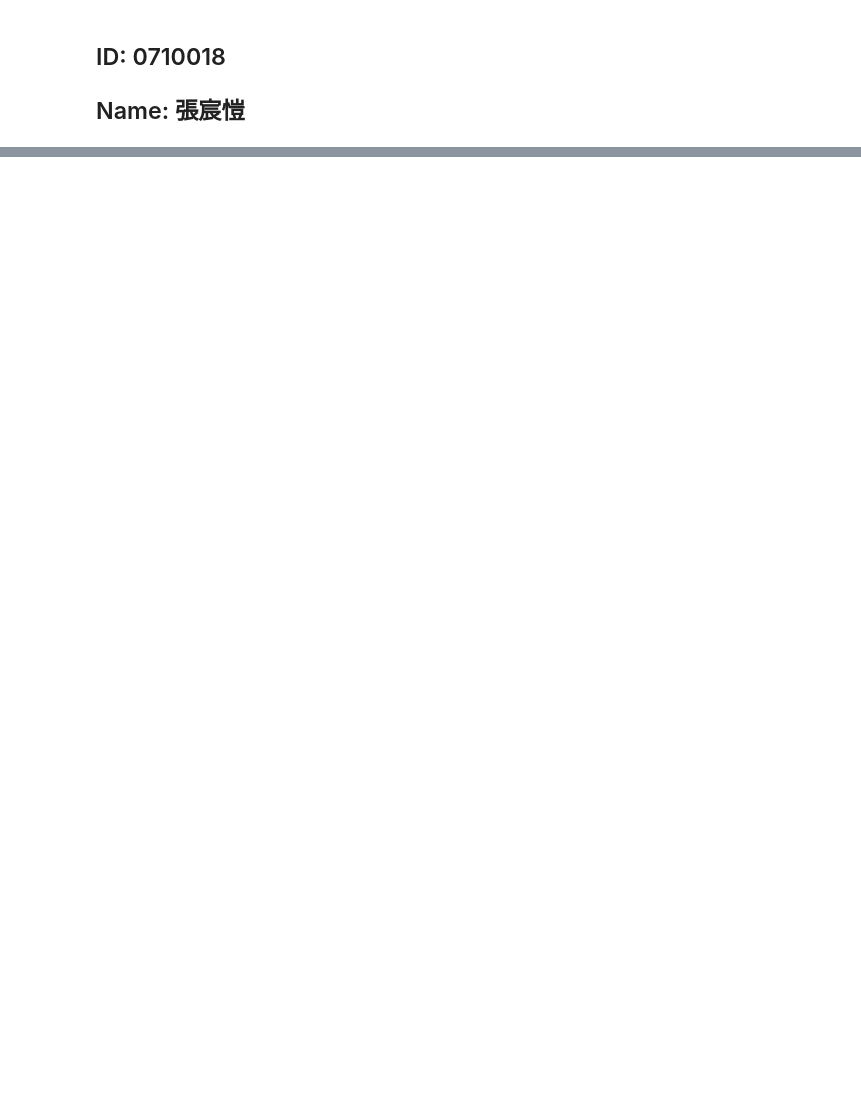
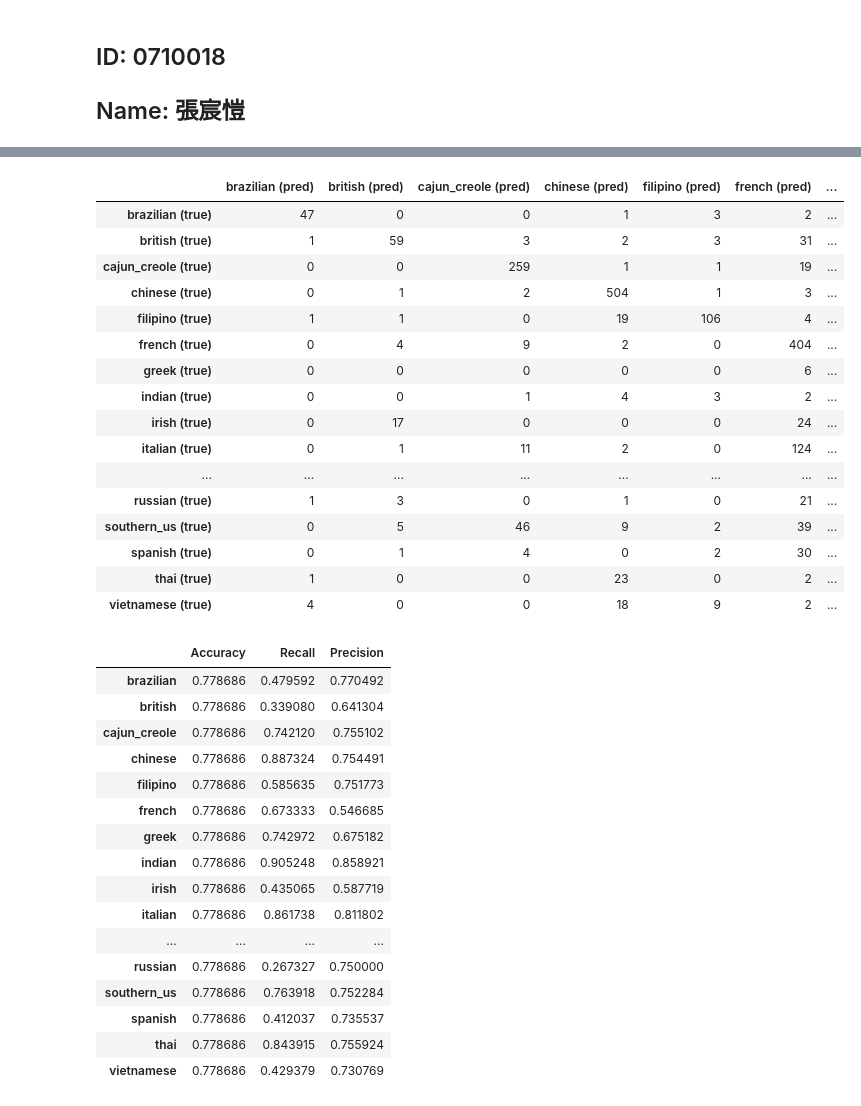
Before and after one commit to kie4280/Fall2021-MachineLearning, a Jupyter notebook: HW5/HW5.ipynb, the cells around one changed output, grey strips where cells are left out. Drawn from its saved outputs; the diff is of its cells as text; code cells hidden in the pictures; blank space fills up the shorter version.

Commit message:
add confusion matrix and report

```diff
--- a/HW5/HW5.ipynb
+++ b/HW5/HW5.ipynb
@@ -111,0 +113,26 @@ _ = plt.xticks(rotation="vertical")
+# %%
+# evaluate results
+
+from sklearn.metrics import confusion_matrix, classification_report
+from sklearn.model_selection import train_test_split
+
+m1 = MLP(X_train.shape[1], load_model=False)
+
+tr_x, te_x, tr_y, te_y = train_test_split(X_train, y_train, train_size=0.7)
+m1.train(tr_x, tr_y, 3, 0.0)
+y_pred = m1.forward(te_x)
+y_pred = oh.inverse_transform(y_pred)
+te_y = oh.inverse_transform(te_y)
+
+confm = confusion_matrix(te_y, y_pred, labels=oh.classes_)
+df = pd.DataFrame(index=[x+" (true)" for x in oh.classes_],
+                  columns=[x+" (pred)" for x in oh.classes_], data=confm)
+display(df)
+report = classification_report(
+    te_y, y_pred, output_dict=True, labels=oh.classes_)
+
+t = [[report["accuracy"], report[x]["recall"], report[x]["precision"]] for x in oh.classes_]
+
+df = pd.DataFrame(index=oh.classes_, columns=["Accuracy", "Recall", "Precision"], data=t)
+display(df)
+# %% [output]
@@ -111,0 +145,34 @@ _ = plt.xticks(rotation="vertical")
+|  | brazilian (pred) | british (pred) | cajun_creole (pred) | chinese (pred) | filipino (pred) | french (pred) | ... |
+| brazilian (true) | 47 | 0 | 0 | 1 | 3 | 2 | ... |
+| british (true) | 1 | 59 | 3 | 2 | 3 | 31 | ... |
+| cajun_creole (true) | 0 | 0 | 259 | 1 | 1 | 19 | ... |
+| chinese (true) | 0 | 1 | 2 | 504 | 1 | 3 | ... |
+| filipino (true) | 1 | 1 | 0 | 19 | 106 | 4 | ... |
+| french (true) | 0 | 4 | 9 | 2 | 0 | 404 | ... |
+| greek (true) | 0 | 0 | 0 | 0 | 0 | 6 | ... |
+| indian (true) | 0 | 0 | 1 | 4 | 3 | 2 | ... |
+| irish (true) | 0 | 17 | 0 | 0 | 0 | 24 | ... |
+| italian (true) | 0 | 1 | 11 | 2 | 0 | 124 | ... |
+| ... | ... | ... | ... | ... | ... | ... | ... |
+| russian (true) | 1 | 3 | 0 | 1 | 0 | 21 | ... |
+| southern_us (true) | 0 | 5 | 46 | 9 | 2 | 39 | ... |
+| spanish (true) | 0 | 1 | 4 | 0 | 2 | 30 | ... |
+| thai (true) | 1 | 0 | 0 | 23 | 0 | 2 | ... |
+| vietnamese (true) | 4 | 0 | 0 | 18 | 9 | 2 | ... |
+|  | Accuracy | Recall | Precision |
+| brazilian | 0.778686 | 0.479592 | 0.770492 |
+| british | 0.778686 | 0.339080 | 0.641304 |
+| cajun_creole | 0.778686 | 0.742120 | 0.755102 |
+| chinese | 0.778686 | 0.887324 | 0.754491 |
+| filipino | 0.778686 | 0.585635 | 0.751773 |
+| french | 0.778686 | 0.673333 | 0.546685 |
+| greek | 0.778686 | 0.742972 | 0.675182 |
+| indian | 0.778686 | 0.905248 | 0.858921 |
+| irish | 0.778686 | 0.435065 | 0.587719 |
+| italian | 0.778686 | 0.861738 | 0.811802 |
+| ... | ... | ... | ... |
+| russian | 0.778686 | 0.267327 | 0.750000 |
+| southern_us | 0.778686 | 0.763918 | 0.752284 |
+| spanish | 0.778686 | 0.412037 | 0.735537 |
+| thai | 0.778686 | 0.843915 | 0.755924 |
+| vietnamese | 0.778686 | 0.429379 | 0.730769 |
```
Also changed, not shown: parts of 6 cells of this notebook, 3 other files.
